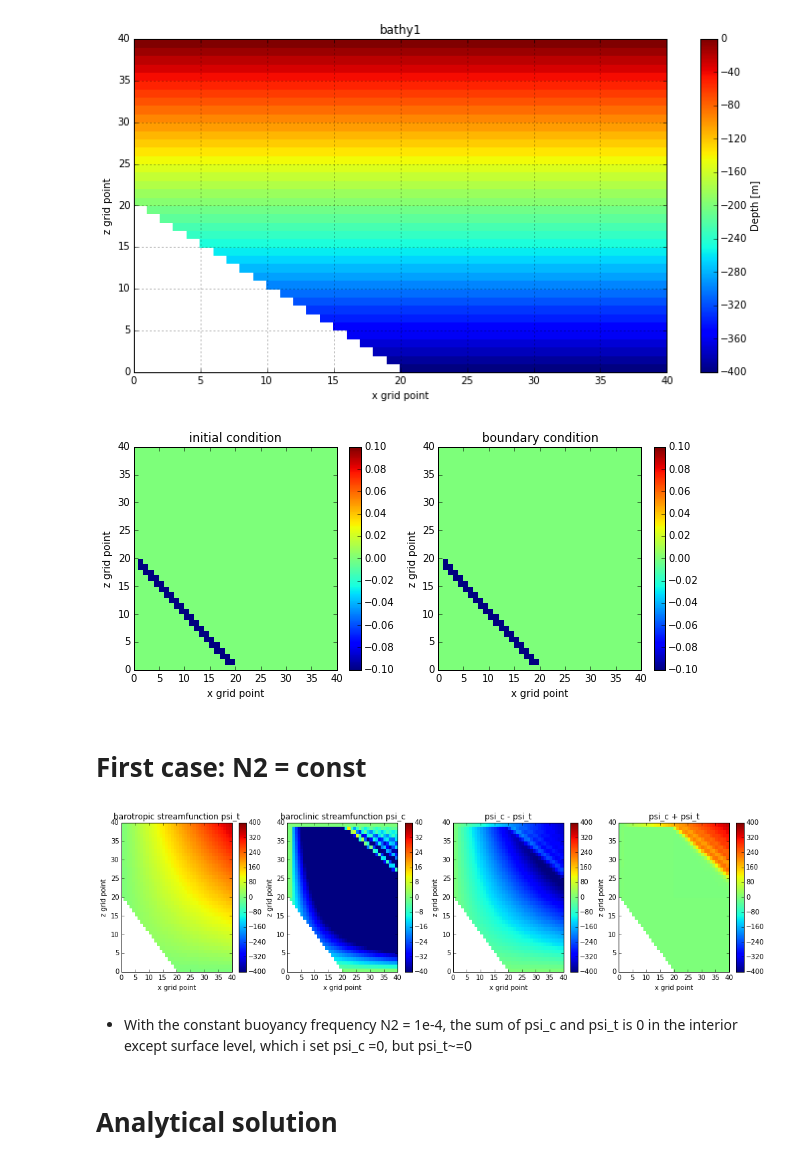
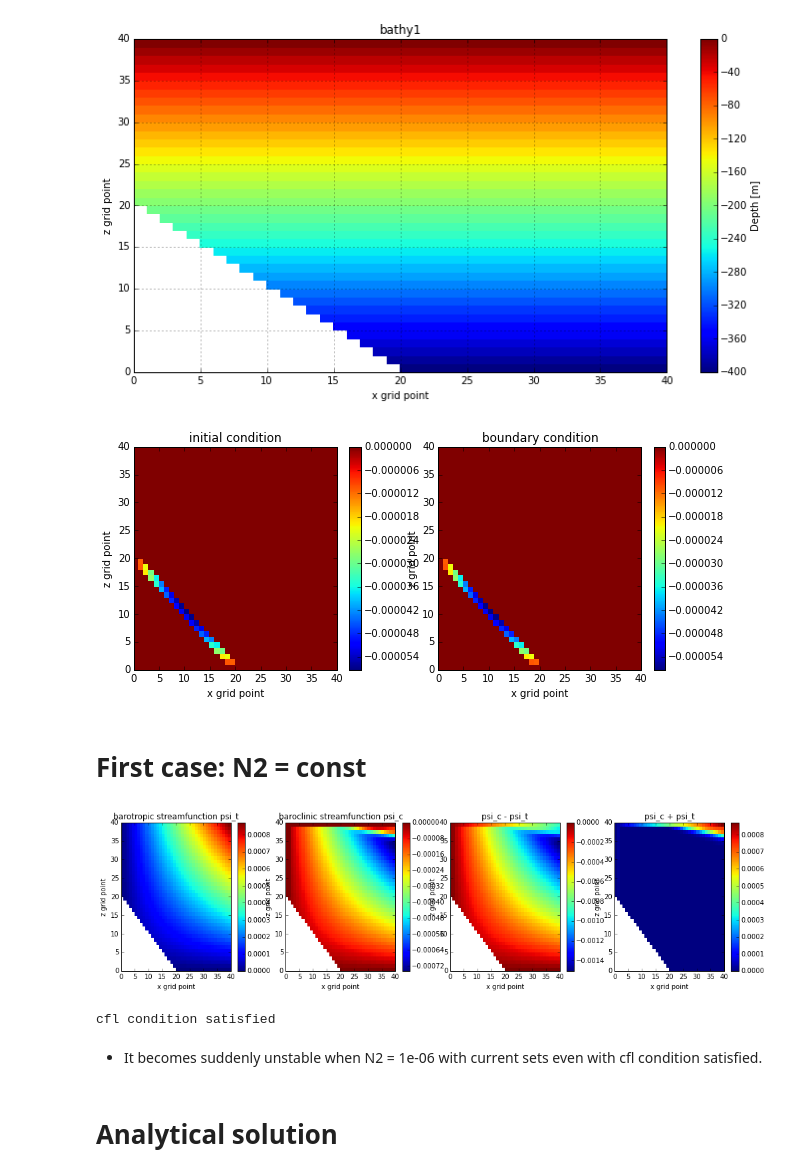
Before and after one commit to jieliu920608/Lab7Assignment, a Jupyter notebook: Project.ipynb, the cells around one changed output. Cells and saved outputs as stored; diff of their text form; code cells hidden in the pictures.

```diff
--- a/Project.ipynb
+++ b/Project.ipynb
@@ -17,9 +17,10 @@ $\frac{\sigma^2 - f^2}{N^2-\sigma^2}$~$\frac{dH}{dX}$
 g = 10
 ngrid =40
 b0 = 400
-L = 20e3
+L = 5e3
 dx = L/(ngrid-1)
 dz = b0/(ngrid-1)
 omega =2*np.pi/(12.42*3600) ##frequency of the initial M2 barotropic tidal currents
 k_t = - omega/np.sqrt(g*b0)## wavenumber in x dimension
+w0 = 1e-5
 #N2 = 1e-4
@@ -106,7 +91,7 @@ def initial_conditions(psi_c):
     ## for slope boundary points:
     a= np.loadtxt('slope_index.txt')
     for i in np.arange(len(a)):
-        psi_c[a[i,0],a[i,1]] = -(1/k_t)* np.sin(k_t*np.pi*a[i,1]*dx/180) * (b0+Hm[a[i,0],-1])/b0
+        psi_c[a[i,0],a[i,1]] = -(w0/k_t)* np.sin(k_t*np.pi*a[i,1]*dx/180) * (b0+Hm[a[i,0],-1])/b0
     return psi_c
 # %%
 def boundary_conditions(psi_c):
@@ -136,22 +121,22 @@ def leap_frog(psi_c, N2):
 # %%
 fig, axs =plt.subplots(1,2,figsize = (10,4))
 psi_c = initial_conditions(psi_c)
-plot1= axs[0].pcolormesh(psi_c,linewidth=0,rasterized=True,cmap = 'jet',vmin=-.1, vmax=.1)
+plot1= axs[0].pcolormesh(psi_c,linewidth=0,rasterized=True,cmap = 'jet')
 fig.colorbar(plot1, ax=axs[0])
 cbar.set_label('streamfunction psi_c')
 axs[0].set_title('initial condition')
 psi_c = boundary_conditions(psi_c)
-plot2=axs[1].pcolormesh(psi_c,linewidth=0,rasterized=True,cmap = 'jet',vmin=-.1, vmax=.1)
+plot2=axs[1].pcolormesh(psi_c,linewidth=0,rasterized=True,cmap = 'jet')
 fig.colorbar(plot2, ax=axs[1])
 cbar.set_label('streamfunction psi_c')
 axs[1].set_title('boundary condition')
 for ax in axs:
     ax.set_xlim(0,40)
     ax.set_xlabel('x grid point')
     ax.set_ylabel('z grid point')
     ax.set_ylim(0,40)
 # %% [output]
-[figure, old version]
+[figure, new version]
 # %% [markdown]
 # First case: N2 = const
 # %%
@@ -168,22 +153,22 @@ psi_t = (1/k_t)* np.sin(k_t*np.pi*np.arange(0,40,1)*dx/180) * (b0+Hm)/b0
 # %%
 fig, axs =plt.subplots(1,4,figsize = (17,4))
 ## barotropic inputs
-plot=axs[0].pcolormesh(psi_t,linewidth=0,rasterized=True,cmap = 'jet',vmin=-400, vmax=400)
+plot=axs[0].pcolormesh(psi_t,linewidth=0,rasterized=True,cmap = 'jet')
 fig.colorbar(plot, ax=axs[0])
 cbar.set_label('streamfunction psi_t')
 axs[0].set_title('barotropic streamfunction psi_t')
 
-plot=axs[1].pcolormesh(psi_c,linewidth=0,rasterized=True,cmap = 'jet',vmin=-40, vmax=40)
+plot=axs[1].pcolormesh(psi_c,linewidth=0,rasterized=True,cmap = 'jet')
 fig.colorbar(plot, ax=axs[1])
 cbar.set_label('streamfunction psi_c')
 axs[1].set_title('baroclinic streamfunction psi_c')
 
-plot=axs[2].pcolormesh(psi_c-psi_t,linewidth=0,rasterized=True,cmap = 'jet',vmin=-400, vmax=400)
+plot=axs[2].pcolormesh(psi_c-psi_t,linewidth=0,rasterized=True,cmap = 'jet')
 fig.colorbar(plot, ax=axs[2])
 cbar.set_label('difference of between psi_c and psi_t')
 axs[2].set_title('psi_c - psi_t')
 
-plot=axs[3].pcolormesh(psi_c+psi_t,linewidth=0,rasterized=True,cmap = 'jet',vmin=-400, vmax=400)
+plot=axs[3].pcolormesh(psi_c+psi_t,linewidth=0,rasterized=True,cmap = 'jet')
 fig.colorbar(plot, ax=axs[3])
 cbar.set_label('difference of between psi_c and psi_t')
 axs[3].set_title('psi_c + psi_t')
@@ -194,6 +179,12 @@ for ax in axs:
     ax.set_ylabel('z grid point')
     ax.set_ylim(0,40)
 # %% [output]
-[figure, old version]
+[figure, new version]
-# %% [markdown]
-* With the constant buoyancy frequency N2 = 1e-4, the sum of psi_c and psi_t is 0 in the interior except surface level, which i set psi_c =0, but psi_t~=0
+# %%
+## CFL condition
+magnitude_u = (w0/k_t)* 1* 1/b0
+cfl = dz/(dx*magnitude_u)
+if np.abs(cfl) >1:
+    print ('cfl condition satisfied')
+# %% [output]
+cfl condition satisfied
@@ -200,3 +194,5 @@ for ax in axs:
+# %% [markdown]
+* It becomes suddenly unstable when N2 = 1e-06 with current sets even with cfl condition satisfied.
 # %% [markdown]
 # Analytical solution
 # %% [markdown]
```
Also changed, not shown: parts of 19 cells of this notebook.
